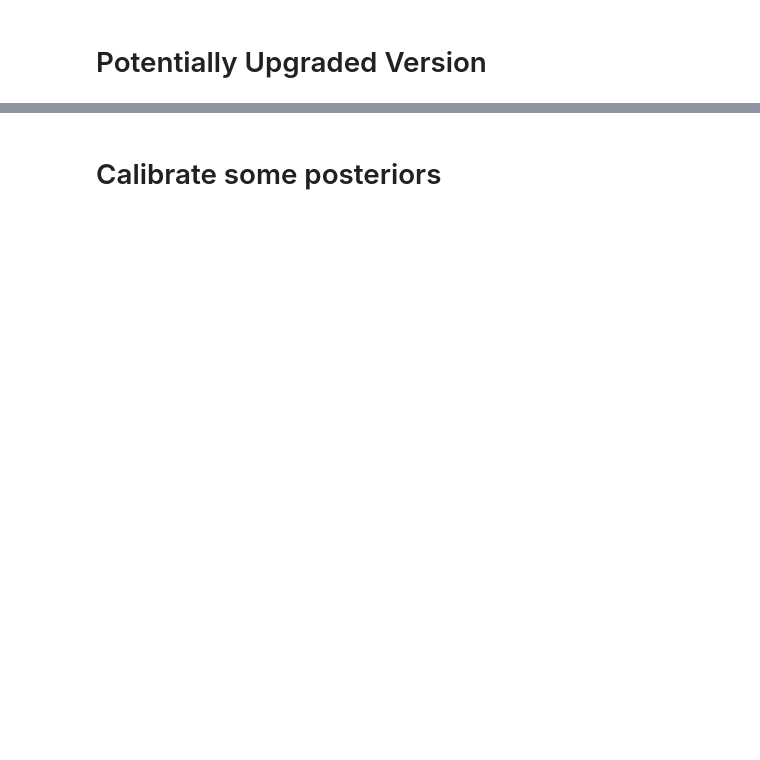
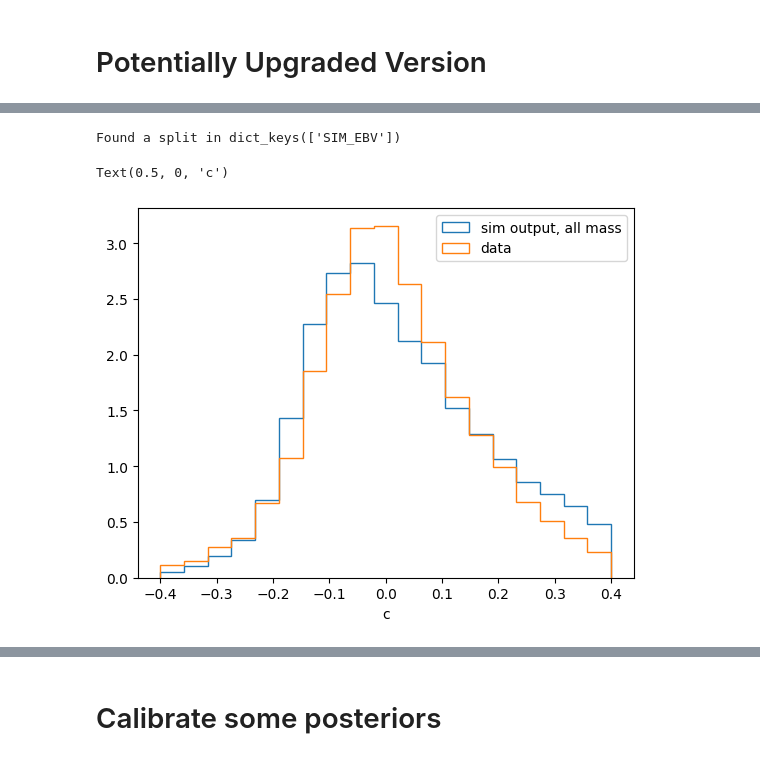
Before and after one commit to bap37/kestrel, a Jupyter notebook: Third Pass.ipynb, the cells around one changed output, grey strips where cells are left out. Cells and saved outputs as stored; diff of their text form; code cells hidden in the pictures; blank space fills up the shorter version.

Commit message:
Further upgrades; fixed mass splitting in simulator function

```diff
--- a/Third Pass.ipynb
+++ b/Third Pass.ipynb
@@ -89,6 +90,6 @@ Total priors added: 7
 # %%
 layout = build_layout(params_to_fit, dicts)
 # %%
-parameters_to_condition_on = ['c', 'mB', 'x1']
+parameters_to_condition_on = ['c', 'mB', 'x1', 'zHD']
 # %%
 simulatinator = make_simulator(layout, df, param_names, parameters_to_condition_on, dicts, dfdata, is_split=True)
@@ -251,19 +335,28 @@ true_params = torch.tensor([-0.07, 0.53, 2, 0.95, 2.07, 0.22, 0.14,])
 # %%
-simulatinator = make_simulator(layout, df, param_names, dicts, dfdata, debug=True)
+simulatinator = make_simulator(layout, df, param_names, parameters_to_condition_on, dicts,
+                               dfdata, is_split=True, debug=True)
+# %% [output]
+Found a split in dict_keys(['SIM_EBV'])
 # %%
-dft = simulatinator(theta_hat)
+#dft = simulatinator(theta_hat)
 
-#dft = simulatinator(torch.tensor([[-0.1006,  0.0507,  2.7590,  1.0042,  1.4923,  0.5086,  0.142]]))
+dft = simulatinator(torch.tensor([[-0.1006,  0.0507,  2.7590,  1.0042,  1.4923,  0.5086,  0.3, 0.06]]))
 # %%
 import matplotlib.pyplot as plt
 # %%
 bins = np.linspace(-0.4, 0.4, 20)
 
-plt.hist(dft.c.values, histtype='step', bins=bins, label="sim output", density=True)
+#plt.hist(dft.loc[dft.HOST_LOGMASS < 10].c.values, histtype='step', bins=bins, label="sim output, low mass", density=True)
+#plt.hist(dft.loc[dft.HOST_LOGMASS > 10].c.values, histtype='step', bins=bins, label="sim output, high mass", density=True)
+plt.hist(dft.c.values, histtype='step', bins=bins, label="sim output, all mass", density=True)
+
 plt.hist(dfdata.c.values, histtype='step', bins=bins, label="data", density=True)
 
 plt.legend()
 plt.xlabel("c")
+# %% [output]
+Text(0.5, 0, 'c')
+[figure, added]
 # %%
 bins = np.linspace(18, 26, 20)
 
```
Also changed, not shown: parts of 22 cells of this notebook, 1 other file.
